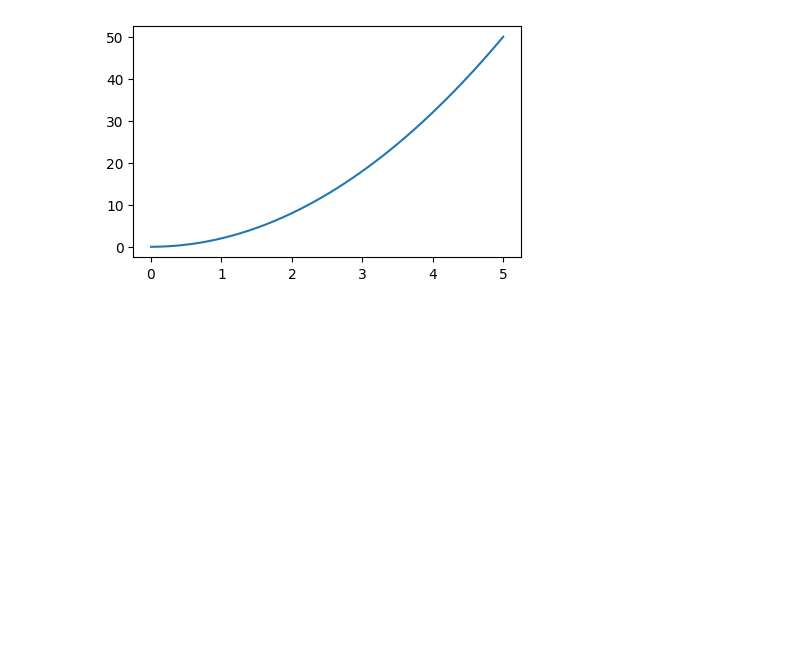
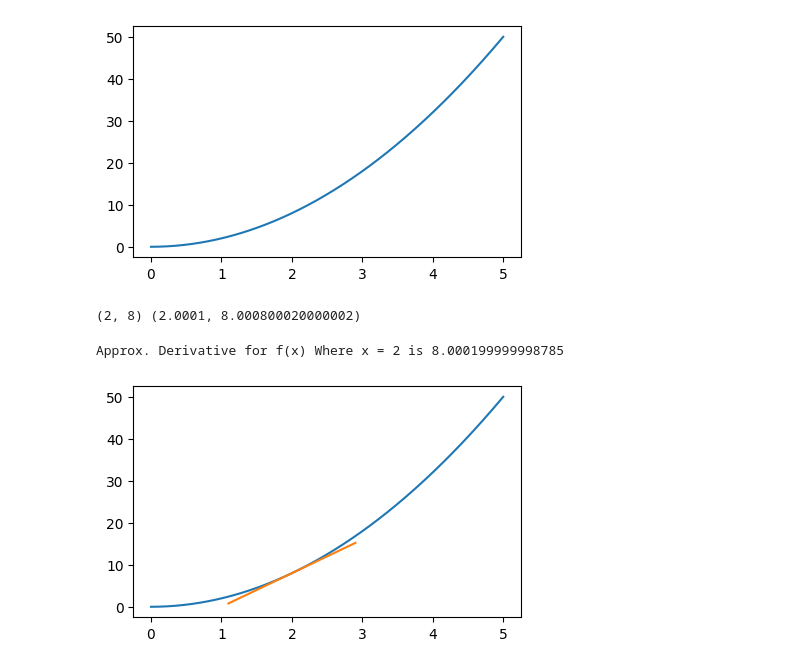
Before and after one commit to itsandregil/neural-networks, a Jupyter notebook: impact.ipynb, the cells around one changed output. Cells and saved outputs as stored; diff of their text form; code cells hidden in the pictures; blank space fills up the shorter version.

Commit message:
Implemented derivative for non-linear functions

```diff
--- a/impact.ipynb
+++ b/impact.ipynb
@@ -69,3 +69,42 @@ plt.plot(x, cuadratic(x))
 plt.show()
 # %% [output]
 [figure]
+# %%
+# The difference of each point
+p2_delta = 1e-4
+x1 = 2
+x2 = x1 + p2_delta
+
+# y values for x1, x2 in the cuadratic function
+y1 = cuadratic(x1)
+y2 = cuadratic(x2)
+
+print((x1, y1), (x2, y2))
+# %% [output]
+(2, 8) (2.0001, 8.000800020000002)
+# %%
+# Calculate the approximate derivative and the y-intercept
+# These values are important to calculate the tangent line
+approximate_derivative = (y2 - y1) / (x2 - x1)
+b = y2 - approximate_derivative * x2 # Intercept at (x2, y2)
+# %%
+def tanget_line(x):
+    """
+    Calculates the value for a input in
+    the tangent line.
+
+    The Tangent Line is the line ...
+    """
+    return approximate_derivative * x + b
+# %%
+to_plot = [x1-0.9, x1, x1+0.9] # Points for the tangent line plot
+
+# Plot the tangent line in the cuadratic function
+plt.plot(x, cuadratic(x))
+plt.plot(to_plot, [tanget_line(i) for i in to_plot])
+
+print("Approx. Derivative for f(x)", f"Where x = {x1} is {approximate_derivative}")
+plt.show()
+# %% [output]
+Approx. Derivative for f(x) Where x = 2 is 8.000199999998785
+[figure, added]
```
Also changed, not shown: parts of 1 cell of this notebook.
